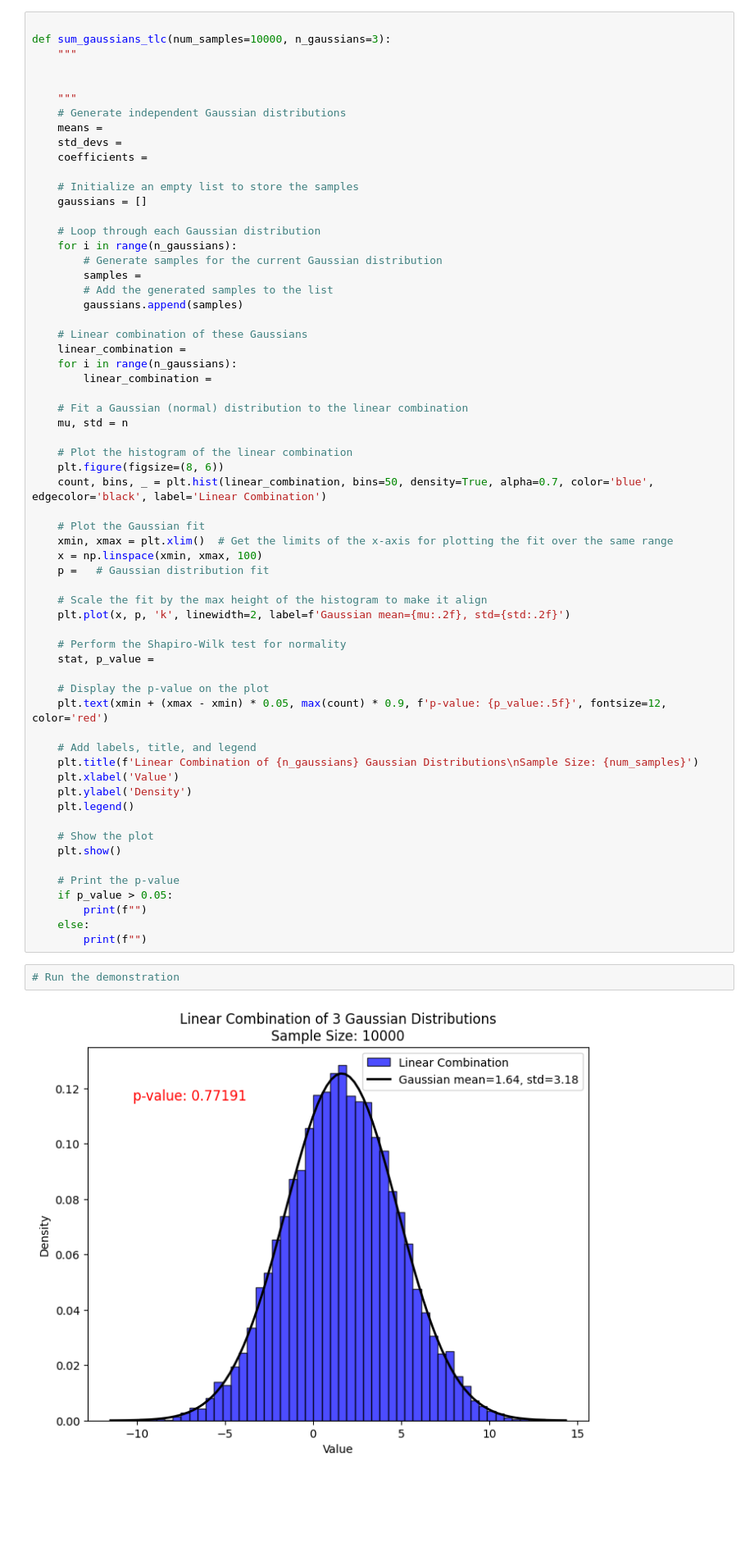
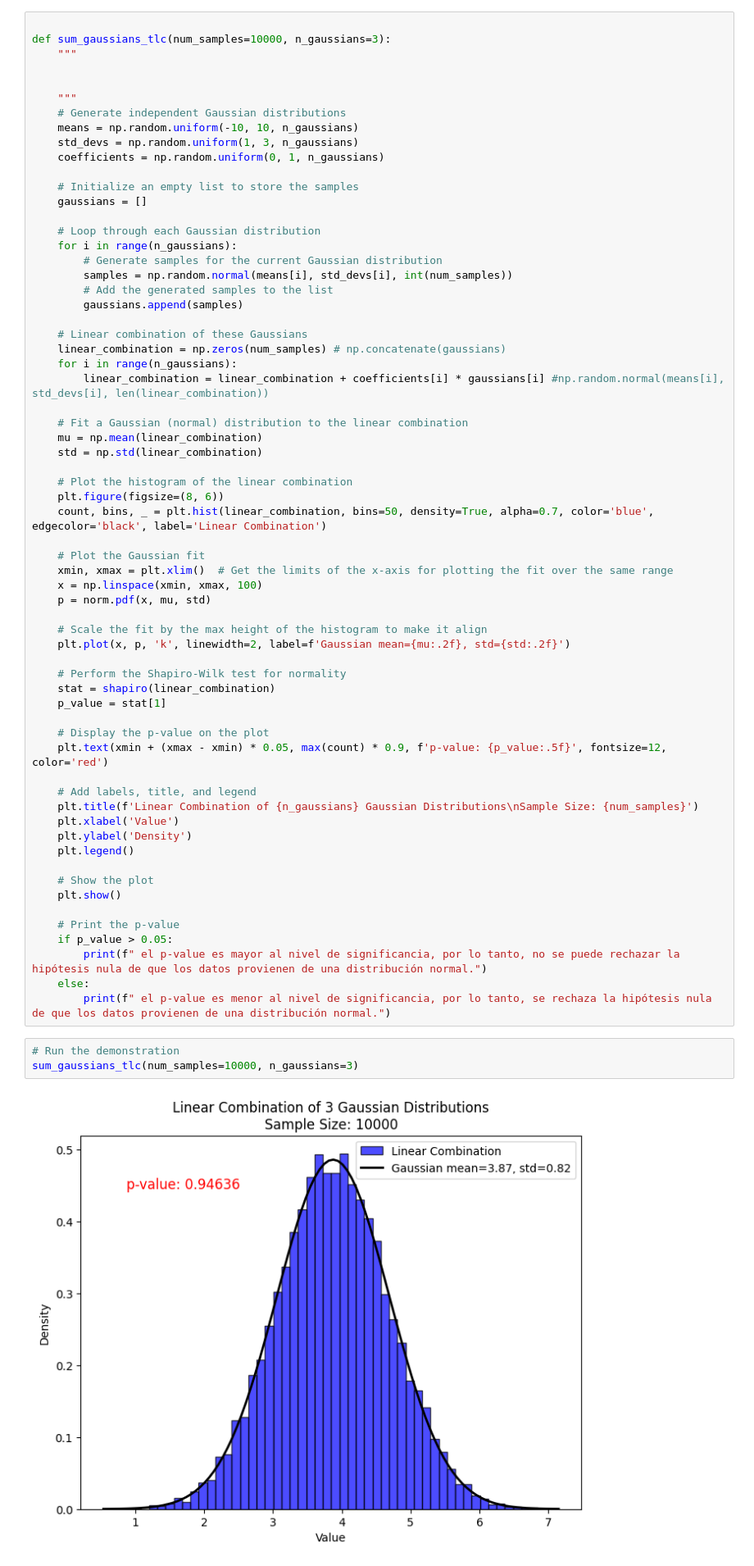
Before and after one commit to ClaudioGlez21/RL-week-3-act, a Jupyter notebook: Week 3 LR Stats.ipynb, the cells around one changed output. Shown at 82% size. Drawn from its saved outputs; the diff is of its cells as text; blank space fills up the shorter version.

```diff
--- a/Week 3 LR Stats.ipynb
+++ b/Week 3 LR Stats.ipynb
@@ -24,9 +29,9 @@ def sum_gaussians_tlc(num_samples=10000, n_gaussians=3):
 
     """
     # Generate independent Gaussian distributions
-    means =
-    std_devs =
-    coefficients =
+    means = np.random.uniform(-10, 10, n_gaussians)
+    std_devs = np.random.uniform(1, 3, n_gaussians)
+    coefficients = np.random.uniform(0, 1, n_gaussians)
 
     # Initialize an empty list to store the samples
     gaussians = []
@@ -34,17 +39,18 @@ def sum_gaussians_tlc(num_samples=10000, n_gaussians=3):
     # Loop through each Gaussian distribution
     for i in range(n_gaussians):
         # Generate samples for the current Gaussian distribution
-        samples =
+        samples = np.random.normal(means[i], std_devs[i], int(num_samples))
         # Add the generated samples to the list
         gaussians.append(samples)
 
     # Linear combination of these Gaussians
-    linear_combination =
+    linear_combination = np.zeros(num_samples) # np.concatenate(gaussians)
     for i in range(n_gaussians):
-        linear_combination =
+        linear_combination = linear_combination + coefficients[i] * gaussians[i] #np.random.normal(means[i], std_devs[i], len(linear_combination))
 
     # Fit a Gaussian (normal) distribution to the linear combination
-    mu, std = n
+    mu = np.mean(linear_combination)
+    std = np.std(linear_combination)
 
     # Plot the histogram of the linear combination
     plt.figure(figsize=(8, 6))
@@ -53,13 +59,14 @@ def sum_gaussians_tlc(num_samples=10000, n_gaussians=3):
     # Plot the Gaussian fit
     xmin, xmax = plt.xlim()  # Get the limits of the x-axis for plotting the fit over the same range
     x = np.linspace(xmin, xmax, 100)
-    p =   # Gaussian distribution fit
+    p = norm.pdf(x, mu, std)
 
     # Scale the fit by the max height of the histogram to make it align
     plt.plot(x, p, 'k', linewidth=2, label=f'Gaussian mean={mu:.2f}, std={std:.2f}')
 
     # Perform the Shapiro-Wilk test for normality
-    stat, p_value =
+    stat = shapiro(linear_combination)
+    p_value = stat[1]
 
     # Display the p-value on the plot
     plt.text(xmin + (xmax - xmin) * 0.05, max(count) * 0.9, f'p-value: {p_value:.5f}', fontsize=12, color='red')
@@ -75,10 +82,11 @@ def sum_gaussians_tlc(num_samples=10000, n_gaussians=3):
 
     # Print the p-value
     if p_value > 0.05:
-        print(f"")
+        print(f" el p-value es mayor al nivel de significancia, por lo tanto, no se puede rechazar la hipótesis nula de que los datos provienen de una distribución normal.")
     else:
-        print(f"")
+        print(f" el p-value es menor al nivel de significancia, por lo tanto, se rechaza la hipótesis nula de que los datos provienen de una distribución normal.")
 # %%
 # Run the demonstration
+sum_gaussians_tlc(num_samples=10000, n_gaussians=3)
 # %% [output]
-[figure, old version]
+[figure, new version]
```
Also changed, not shown: parts of 4 cells of this notebook.
